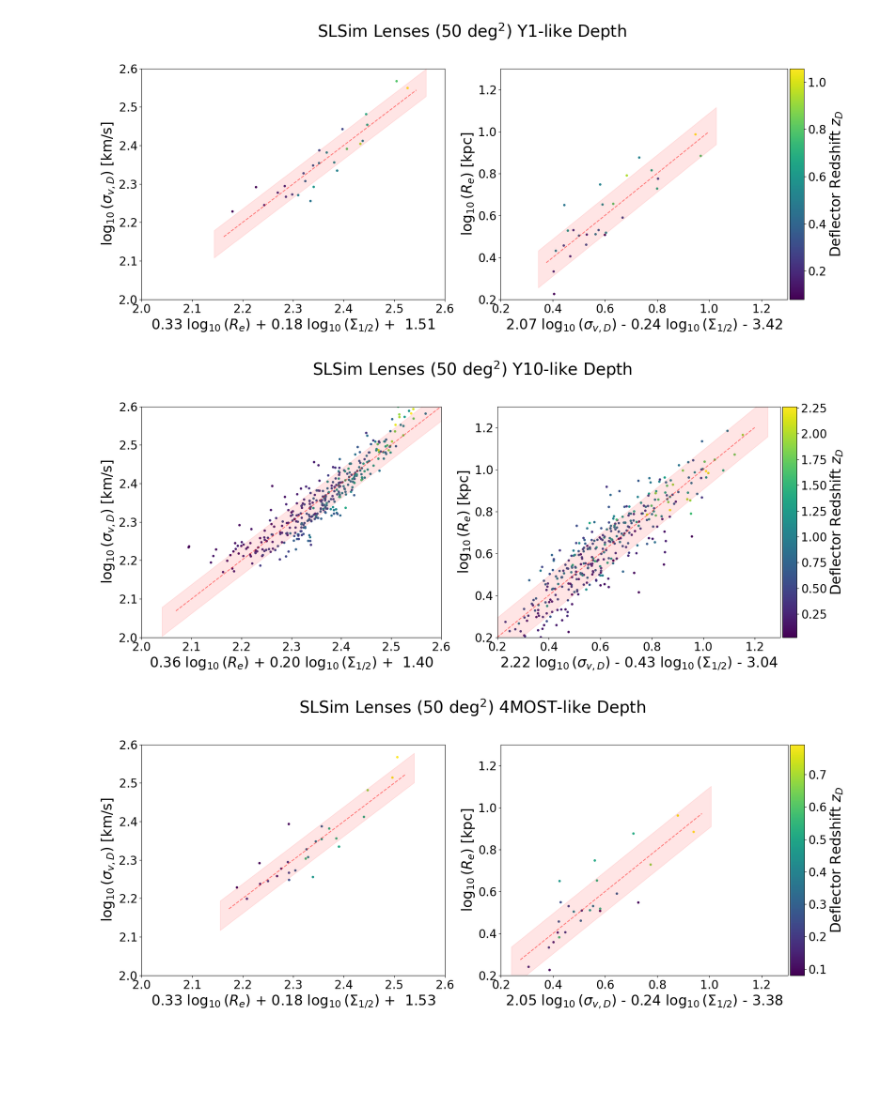
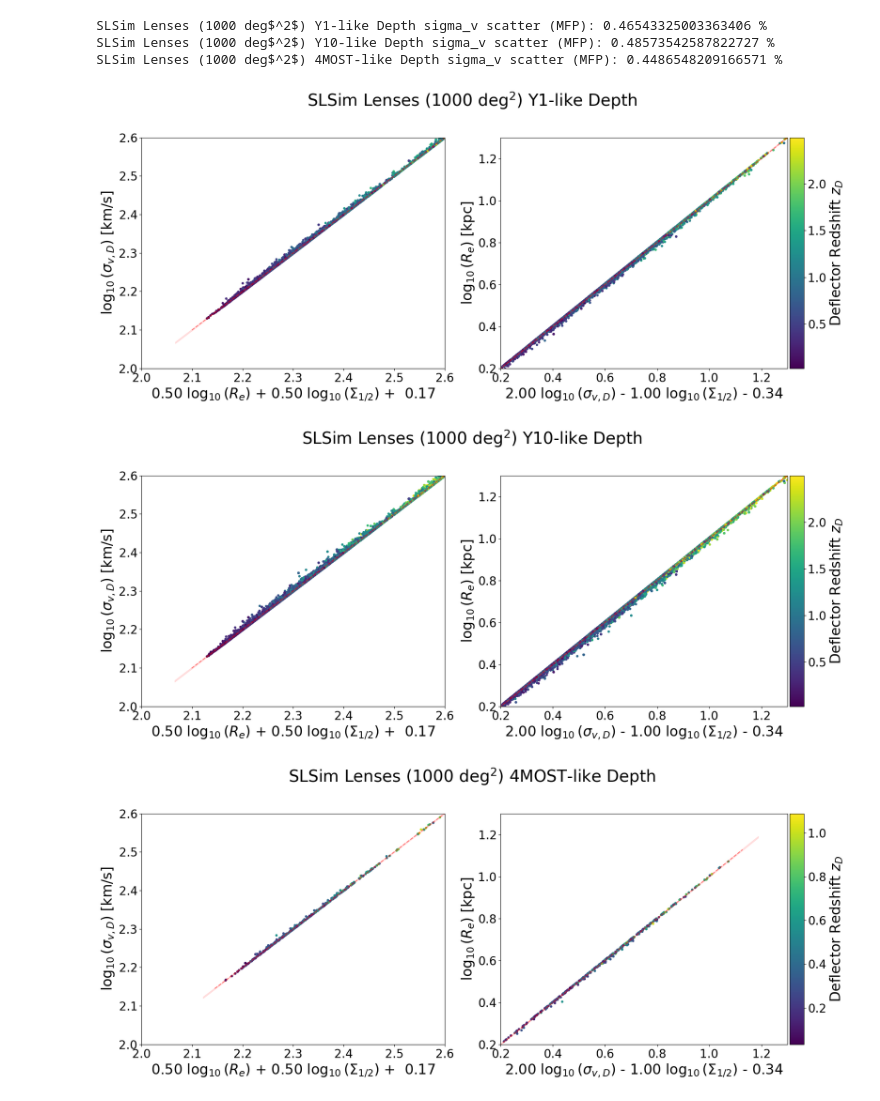
Before and after one commit to timedilatesme/pdspl-analysis, a Jupyter notebook: notebooks/num_lenses_for_various_samples.ipynb, the cells around one changed output. Drawn from its saved outputs; the diff is of its cells as text; code cells hidden in the pictures; blank space fills up the shorter version.

```diff
--- a/notebooks/num_lenses_for_various_samples.ipynb
+++ b/notebooks/num_lenses_for_various_samples.ipynb
@@ -8,7 +8,9 @@ from utils import fit_plane, find_scatter
 from mpl_toolkits.axes_grid1 import make_axes_locatable
 # %%
 # load the GGL data tables with different sky areas of lenses bu galaxy population is on 10 deg^2
-sky_area = "50.0v2"
-GGL_data_table = Table.read(f"../data/GGL_{sky_area}_SQDEG_RED_DEFLECTOR_BLUE_SOURCE.fits", format='fits')
+sky_area = "1000.0"
+GGL_data_table = Table.read(f"../data/GGL_{sky_area}_SQDEG.fits", format='fits')
+
+
 GGL_data_table
 # %% [output]
@@ -96,9 +140,9 @@ Y10 # lenses: 142000.0
 # MFP for the original data at different depths
 
 title_list = [
-    "SLSim Lenses (50 deg$^2$) Y1-like Depth",
-    "SLSim Lenses (50 deg$^2$) Y10-like Depth",
-    "SLSim Lenses (50 deg$^2$) 4MOST-like Depth",
+    "SLSim Lenses (1000 deg$^2$) Y1-like Depth",
+    "SLSim Lenses (1000 deg$^2$) Y10-like Depth",
+    "SLSim Lenses (1000 deg$^2$) 4MOST-like Depth",
 ]
 i = 0
 for data_table in [GGL_data_table[lsst_1_yr_coadd_mag_depth_mask],
@@ -135,6 +179,10 @@ for data_table in [GGL_data_table[lsst_1_yr_coadd_mag_depth_mask],
         coeffs_MFP_alt,
         return_fit=False
     )
+
+    # print the scatter in percentage
+    print(title_list[i], "sigma_v scatter (MFP):", np.std(scatter_MFP) * np.log(10) * 100, "%")
+    # print(title_list[i], "scatter (MFP alt):", np.std(scatter_MFP_alt) * np.log(10) * 100, "%")
 
     # side-by-side plot of the two fundamental planes
     fig, axs = plt.subplots(1, 2, figsize=(18, 8))
@@ -192,36 +240,39 @@ for data_table in [GGL_data_table[lsst_1_yr_coadd_mag_depth_mask],
     cbar = plt.colorbar(scatter_plot, cax=cax)
     cbar.set_label('Deflector Redshift $z_D$', fontsize=14)
 
 
     # increase the font size of the labels and title
     for ax in axs:
         ax.tick_params(axis='both', which='major', labelsize=20)
         ax.set_xlabel(ax.get_xlabel(), fontsize=24)
         ax.set_ylabel(ax.get_ylabel(), fontsize=24)
         ax.set_title(ax.get_title(), fontsize=24)
         # ax.legend(fontsize=14)
 
     # cbar label size
     cbar.ax.set_ylabel(cbar.ax.get_ylabel(), fontsize=24)
 
     # cbar tick labels
     cbar.ax.tick_params(labelsize=20)
 
     axs[0].set_xlim(2, 2.6)
     axs[0].set_ylim(2, 2.6)
     axs[1].set_xlim(0.2, 1.3)
     axs[1].set_ylim(0.2, 1.3)
 
     fig.suptitle(title_list[i], fontsize=28)
     plt.tight_layout(rect=[0, 0.03, 1, 0.95])
     i += 1
 
 # save the figure
 # fig.savefig(f"../figures/slsim_MFP.pdf", bbox_inches='tight', dpi=300)
 # %% [output]
+SLSim Lenses (1000 deg$^2$) Y1-like Depth sigma_v scatter (MFP): 0.46543325003363406 %
+SLSim Lenses (1000 deg$^2$) Y10-like Depth sigma_v scatter (MFP): 0.48573542587822727 %
+SLSim Lenses (1000 deg$^2$) 4MOST-like Depth sigma_v scatter (MFP): 0.4486548209166571 %
-[figure, old version]
+[figure, new version]
-[figure, old version]
+[figure, new version]
-[figure, old version]
+[figure, new version]
 # %%
 #### Make corner plot of the Original and 3 depth cut data sets
 key_list = ['z_D',
```
Also changed, not shown: parts of 3 cells of this notebook, 45 other files.
